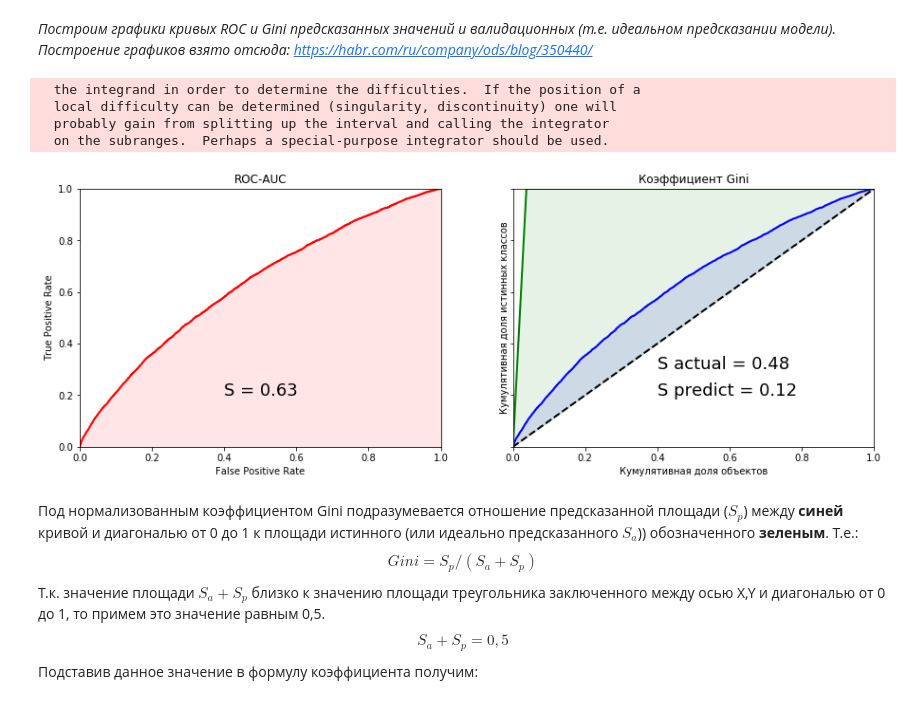
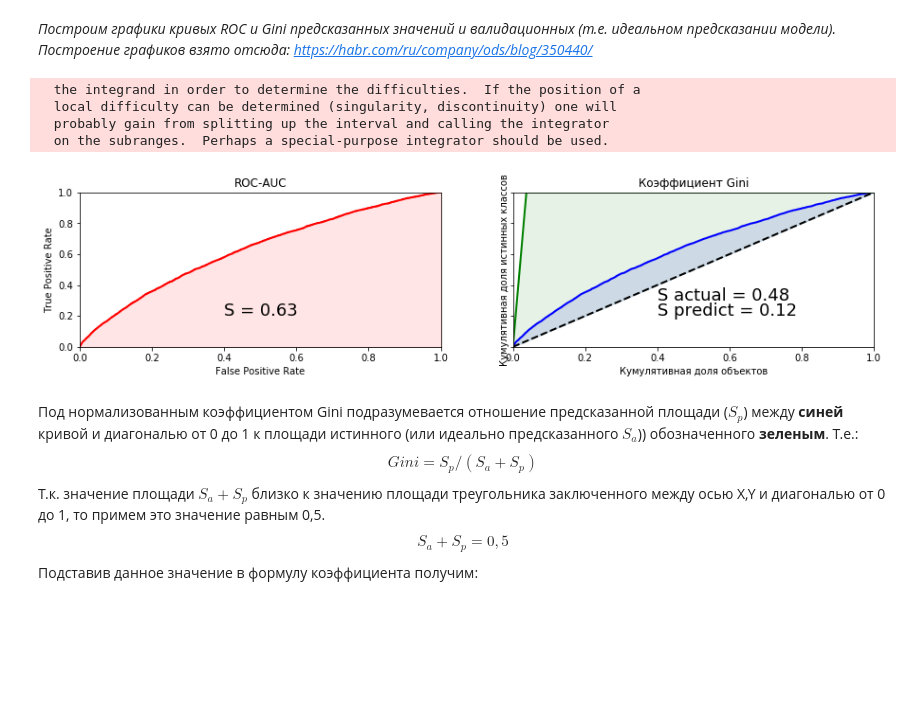
Before and after one commit to kinkpunk/ml-intro, a Jupyter notebook: 5_classification_linear_knn/classification.ipynb, the cells around one changed output. Drawn from its saved outputs; the diff is of its cells as text; code cells hidden in the pictures; blank space fills up the shorter version.

```diff
--- a/5_classification_linear_knn/classification.ipynb
+++ b/5_classification_linear_knn/classification.ipynb
@@ -674,35 +674,35 @@ cumulative_actual_perfect = np.cumsum(sorted(y_valid, reverse=True)) / sum(y_val
 x_values = [0] + list(cumulative_index)
 y_values = [0] + list(cumulative_actual)
 y_values_perfect = [0] + list(cumulative_actual_perfect)
 f1, f2 = interp1d(x_values, y_values), interp1d(x_values, y_values_perfect)
 S_pred = quad(f1, 0, 1, points=10)[0] - 0.5
 S_actual = quad(f2, 0, 1, points=10)[0] - 0.5
 
-fig, ax = plt.subplots(nrows=1,ncols=2, sharey=True, figsize=(15, 5))
+fig, ax = plt.subplots(nrows=1,ncols=2, sharey=True, figsize=(15, 3))
 #fig.suptitle('Gini = 2 * AUCROC - 1 = {:0.2f}\n\n'.format(gini),fontsize = 18, fontweight='bold')
 ax[0].plot([0]+fpr.tolist(), [0]+tpr.tolist(), lw = 2, color = 'red')
 ax[0].fill_between([0]+fpr.tolist(), [0]+tpr.tolist(), color = 'red', alpha=0.1)
 ax[0].text(0.4,0.2,'S = {:0.2f}'.format(aucroc),fontsize = 18)
 ax[1].plot(x_values, y_values, lw = 2, color = 'blue')
 ax[1].fill_between(x_values, x_values, y_values, color = 'blue', alpha=0.1)
 ax[1].text(0.4,0.2,'S predict = {:0.2f}'.format(S_pred),fontsize = 18)
 ax[1].plot(x_values, y_values_perfect, lw = 2, color = 'green')
 ax[1].fill_between(x_values, x_values, y_values_perfect, color = 'green', alpha=0.1)
 ax[1].text(0.4,0.3,'S actual = {:0.2f}'.format(S_actual),fontsize = 18)
 
 ax[0].set(title='ROC-AUC', xlabel='False Positive Rate',
               ylabel='True Positive Rate', xlim=(0, 1), ylim=(0, 1))
 for i in range(1,2):
     ax[i].plot([0,1],[0,1],linestyle = '--',lw = 2,color = 'black')
     ax[i].set(title='Коэффициент Gini', xlabel='Кумулятивная доля объектов',
               ylabel='Кумулятивная доля истинных классов', xlim=(0, 1), ylim=(0, 1))
 plt.show();
 # %% [output]
   the integrand in order to determine the difficulties.  If the position of a
   local difficulty can be determined (singularity, discontinuity) one will
   probably gain from splitting up the interval and calling the integrator
   on the subranges.  Perhaps a special-purpose integrator should be used.
-[figure, old version]
+[figure, new version]
 # %% [markdown]
 Под нормализованным коэффициентом Gini подразумевается отношение предсказанной площади ($S_p$) между **синей** кривой и диагональю от 0 до 1 к площади истинного (или идеально предсказанного $S_a$)) обозначенного **зеленым**. Т.е.:
 $$Gini = S_p/(S_a+S_p)$$
```
Also changed, not shown: parts of 22 cells of this notebook, 1 other file.
